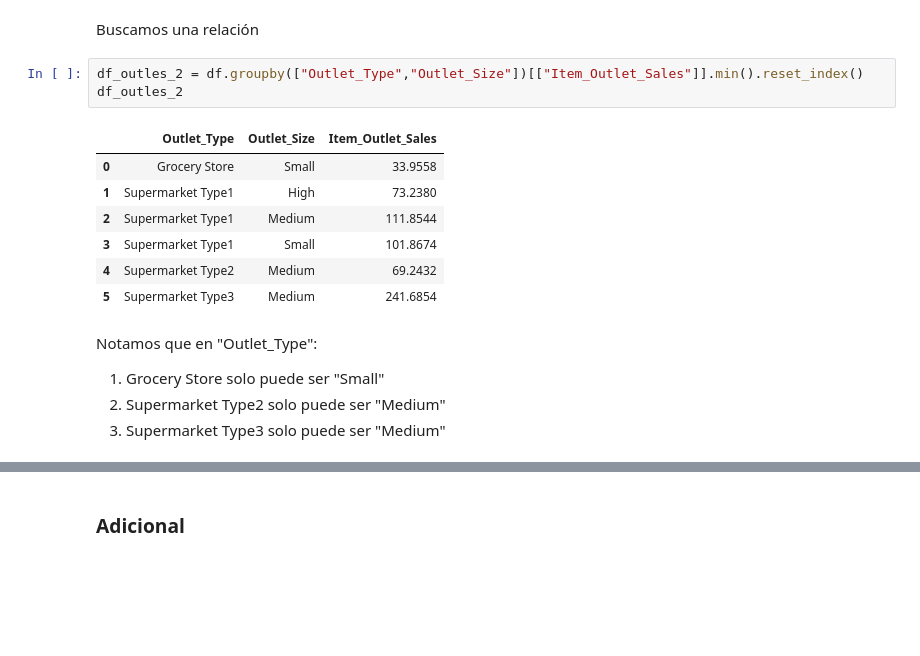
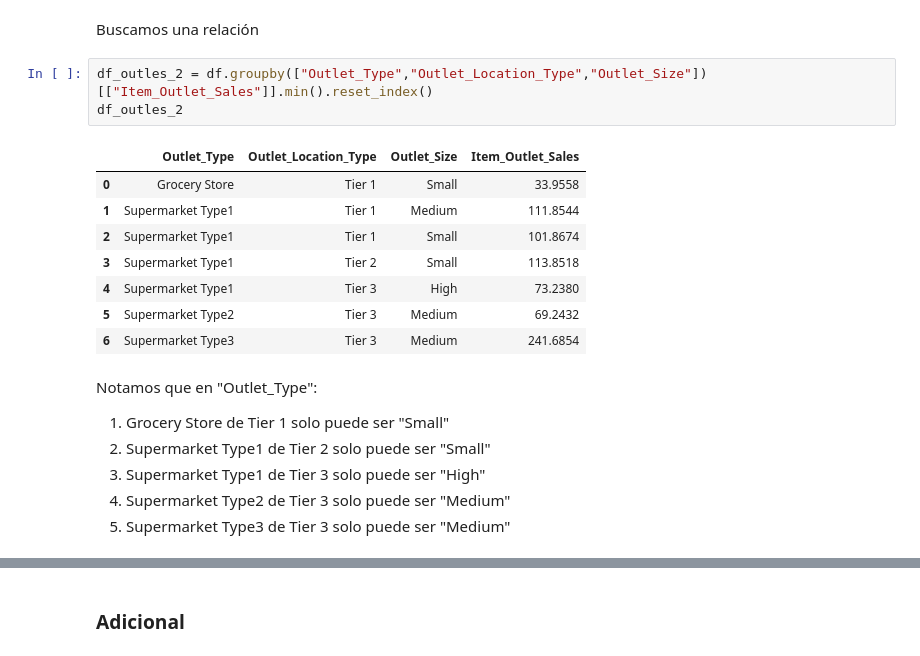
Before and after one commit to SDRChumpitaz/predicciones-ventas-comida, a Jupyter notebook: Limpieza_de_datos.ipynb, the cells around one changed output, grey strips where cells are left out. Cells and saved outputs as stored; diff of their text form; blank space fills up the shorter version.

```diff
--- a/Limpieza_de_datos.ipynb
+++ b/Limpieza_de_datos.ipynb
@@ -219,22 +219,25 @@ grupo_tienda
 # %% [markdown]
 Buscamos una relación
 # %%
-df_outles_2 = df.groupby(["Outlet_Type","Outlet_Size"])[["Item_Outlet_Sales"]].min().reset_index()
+df_outles_2 = df.groupby(["Outlet_Type","Outlet_Location_Type","Outlet_Size"])[["Item_Outlet_Sales"]].min().reset_index()
 df_outles_2
 # %% [output]
-|  | Outlet_Type | Outlet_Size | Item_Outlet_Sales |
-| 0 | Grocery Store | Small | 33.9558 |
-| 1 | Supermarket Type1 | High | 73.2380 |
-| 2 | Supermarket Type1 | Medium | 111.8544 |
-| 3 | Supermarket Type1 | Small | 101.8674 |
-| 4 | Supermarket Type2 | Medium | 69.2432 |
-| 5 | Supermarket Type3 | Medium | 241.6854 |
+|  | Outlet_Type | Outlet_Location_Type | Outlet_Size | Item_Outlet_Sales |
+| 0 | Grocery Store | Tier 1 | Small | 33.9558 |
+| 1 | Supermarket Type1 | Tier 1 | Medium | 111.8544 |
+| 2 | Supermarket Type1 | Tier 1 | Small | 101.8674 |
+| 3 | Supermarket Type1 | Tier 2 | Small | 113.8518 |
+| 4 | Supermarket Type1 | Tier 3 | High | 73.2380 |
+| 5 | Supermarket Type2 | Tier 3 | Medium | 69.2432 |
+| 6 | Supermarket Type3 | Tier 3 | Medium | 241.6854 |
 # %% [markdown]
 Notamos que en "Outlet_Type":
 
 
-1.   Grocery Store solo puede ser "Small"
-2.   Supermarket Type2 solo puede ser "Medium"
-3.   Supermarket Type3 solo puede ser "Medium"
+1.   Grocery Store de Tier 1 solo puede ser "Small"
+2.   Supermarket Type1 de Tier 2 solo puede ser "Small"
+3.   Supermarket Type1 de Tier 3 solo puede ser "High"
+4.   Supermarket Type2 de Tier 3 solo puede ser "Medium"
+5.   Supermarket Type3 de Tier 3 solo puede ser "Medium"
 # %%
 for index, row in df.iterrows():
```
Also changed, not shown: parts of 12 cells of this notebook.
